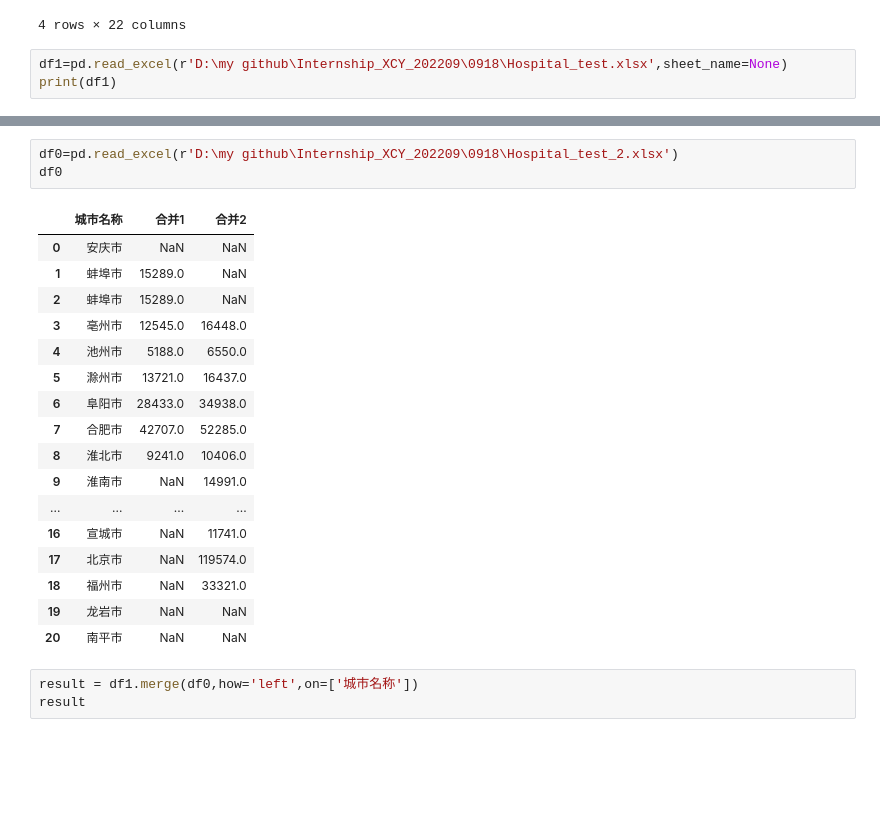
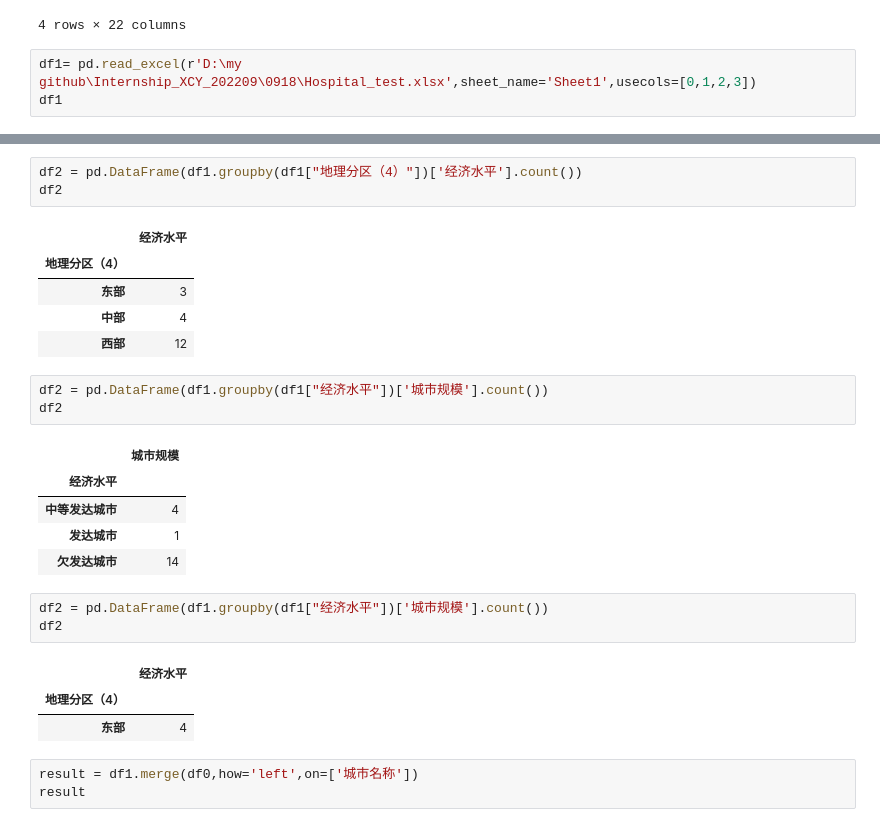
Before and after one commit to SiyiQi000/Internship_XCY_202209, a Jupyter notebook: 0918/test.ipynb, the cells around one changed output, grey strips where cells are left out. Drawn from its saved outputs; the diff is of its cells as text; blank space fills up the shorter version.

```diff
--- a/0918/test.ipynb
+++ b/0918/test.ipynb
@@ -51,6 +58,6 @@ alldata2
 | 2 | 龙岩市 | 小城市 | 中等发达城市 | 东部 | 华东 | 13.33 | NaN | NaN | 16615.0 | 17381.0 | ... |
 4 rows × 22 columns
 # %%
-df1=pd.read_excel(r'D:\my github\Internship_XCY_202209\0918\Hospital_test.xlsx',sheet_name=None)
-print(df1)
+df1= pd.read_excel(r'D:\my github\Internship_XCY_202209\0918\Hospital_test.xlsx',sheet_name='Sheet1',usecols=[0,1,2,3])
+df1
 # %% [output]
@@ -74,24 +91,28 @@ print(df1)
+# %%
+df2 = pd.DataFrame(df1.groupby(df1["地理分区（4）"])['经济水平'].count())
+df2
+# %% [output]
+|  | 经济水平 |
+| 地理分区（4） |  |
+| 东部 | 3 |
+| 中部 | 4 |
+| 西部 | 12 |
+# %%
+df2 = pd.DataFrame(df1.groupby(df1["经济水平"])['城市规模'].count())
+df2
+# %% [output]
+|  | 城市规模 |
+| 经济水平 |  |
+| 中等发达城市 | 4 |
+| 发达城市 | 1 |
+| 欠发达城市 | 14 |
 # %%
-df0=pd.read_excel(r'D:\my github\Internship_XCY_202209\0918\Hospital_test_2.xlsx')
-df0
+df2 = pd.DataFrame(df1.groupby(df1["经济水平"])['城市规模'].count())
+df2
 # %% [output]
-|  | 城市名称 | 合并1 | 合并2 |
-| 0 | 安庆市 | NaN | NaN |
-| 1 | 蚌埠市 | 15289.0 | NaN |
-| 2 | 蚌埠市 | 15289.0 | NaN |
-| 3 | 亳州市 | 12545.0 | 16448.0 |
-| 4 | 池州市 | 5188.0 | 6550.0 |
-| 5 | 滁州市 | 13721.0 | 16437.0 |
-| 6 | 阜阳市 | 28433.0 | 34938.0 |
-| 7 | 合肥市 | 42707.0 | 52285.0 |
-| 8 | 淮北市 | 9241.0 | 10406.0 |
-| 9 | 淮南市 | NaN | 14991.0 |
-| ... | ... | ... | ... |
-| 16 | 宣城市 | NaN | 11741.0 |
-| 17 | 北京市 | NaN | 119574.0 |
-| 18 | 福州市 | NaN | 33321.0 |
-| 19 | 龙岩市 | NaN | NaN |
-| 20 | 南平市 | NaN | NaN |
+|  | 经济水平 |
+| 地理分区（4） |  |
+| 东部 | 4 |
 # %%
 result = df1.merge(df0,how='left',on=['城市名称'])
 result
```
Also changed, not shown: parts of 5 cells of this notebook, 8 other files.
